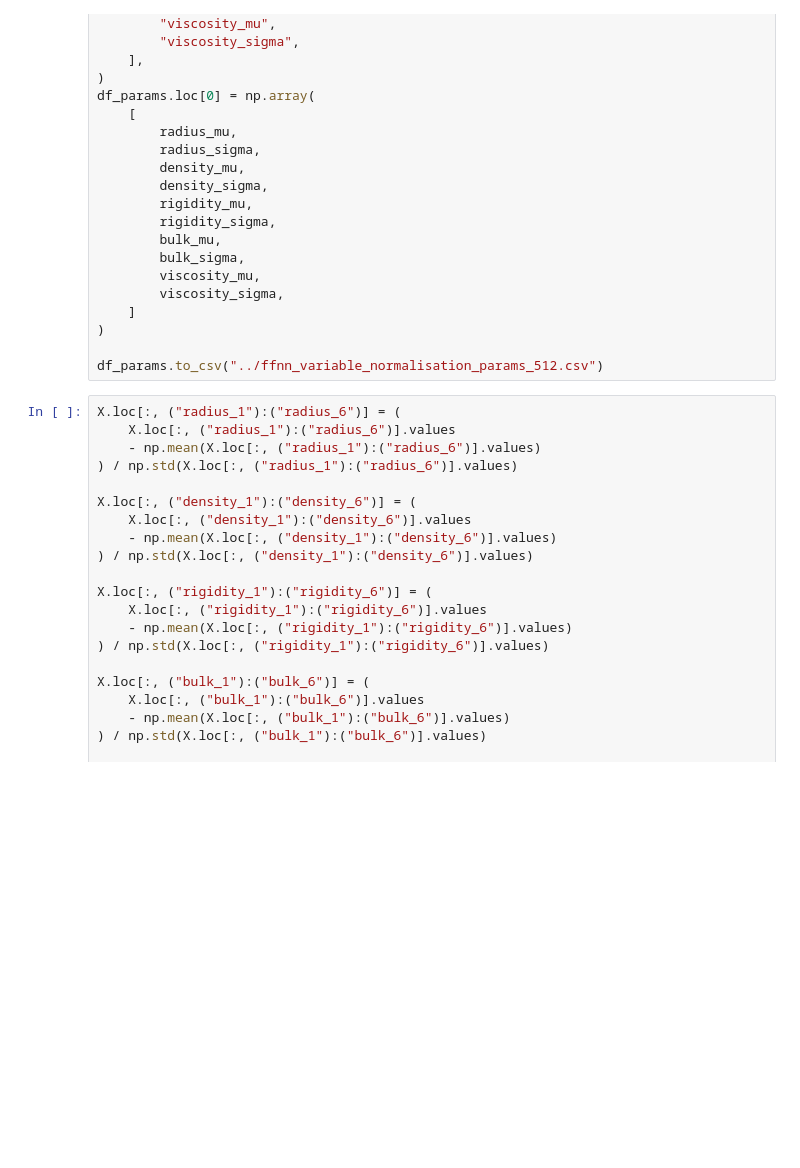
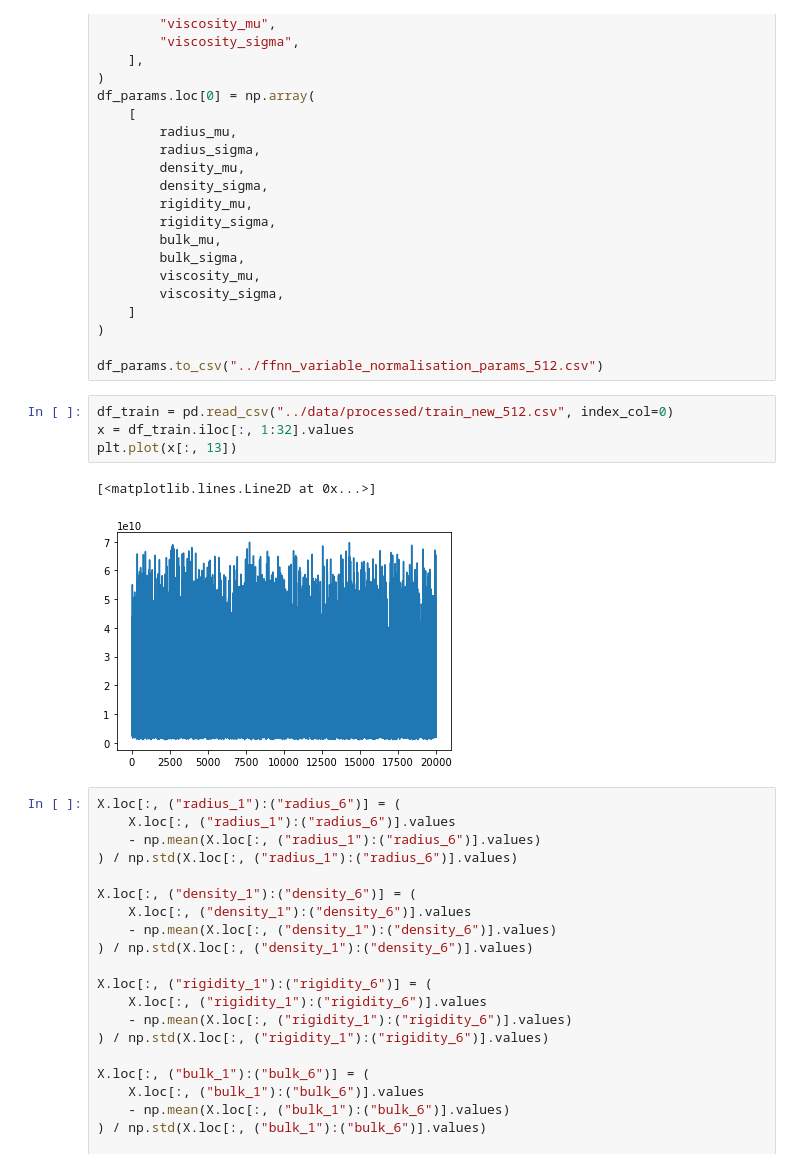
Before and after one commit to eyhl/premis, a Jupyter notebook: notebooks/make_gf_train_data.ipynb, the cells around one changed output. Cells and saved outputs as stored; diff of their text form; blank space fills up the shorter version.

Commit message:
chapter3 and figures

```diff
--- a/notebooks/make_gf_train_data.ipynb
+++ b/notebooks/make_gf_train_data.ipynb
@@ -331,6 +331,13 @@ df_params.loc[0] = np.array(
 )
 
 df_params.to_csv("../ffnn_variable_normalisation_params_512.csv")
+# %%
+df_train = pd.read_csv("../data/processed/train_new_512.csv", index_col=0)
+x = df_train.iloc[:, 1:32].values
+plt.plot(x[:, 13])
+# %% [output]
+[<matplotlib.lines.Line2D at 0x...>]
+[figure, added]
 # %%
 X.loc[:, ("radius_1"):("radius_6")] = (
     X.loc[:, ("radius_1"):("radius_6")].values
```
Also changed, not shown: parts of 2 cells of this notebook, 5 other files.
